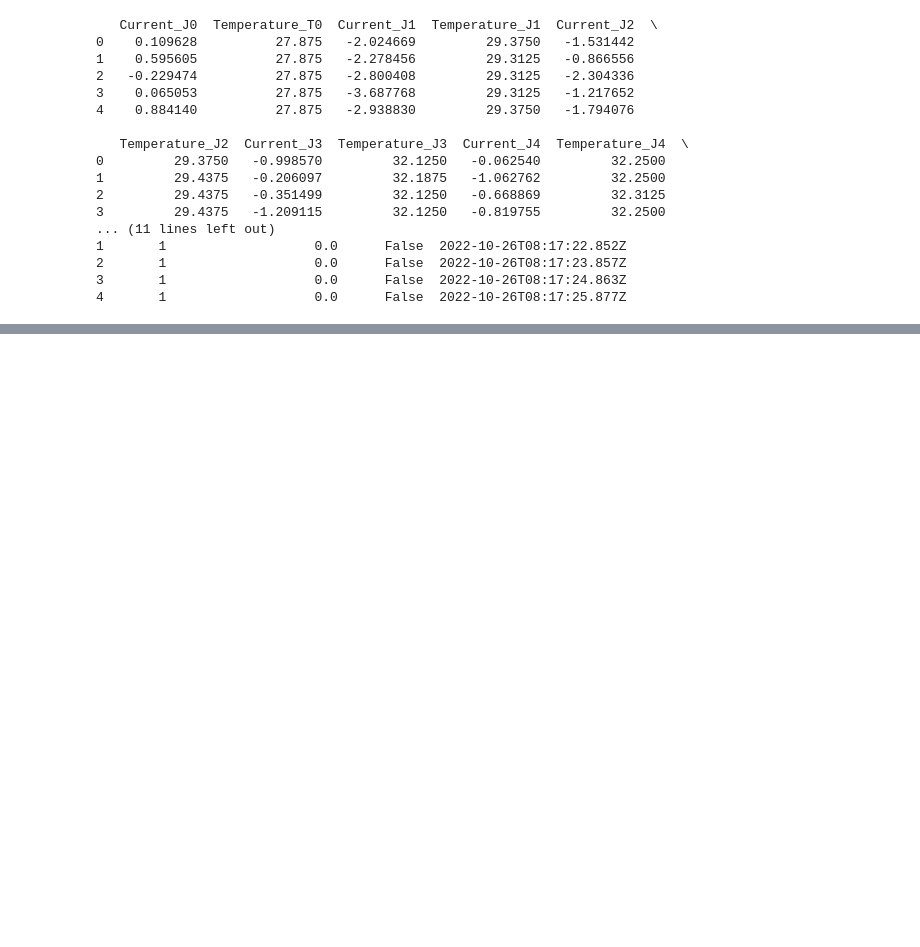
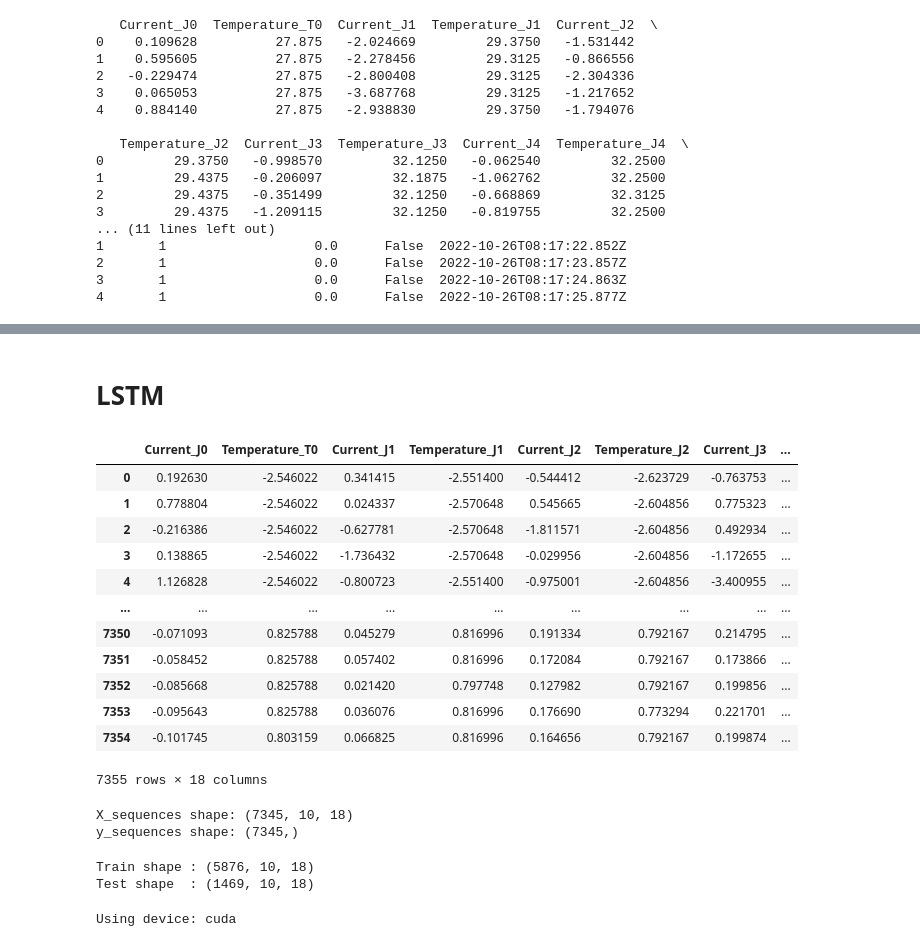
Before and after one commit to imayumi03/Projet_IA, a Jupyter notebook: model.ipynb, the cells around one changed output, grey strips where cells are left out. Cells and saved outputs as stored; diff of their text form; code cells hidden in the pictures; blank space fills up the shorter version.

```diff
--- a/model.ipynb
+++ b/model.ipynb
@@ -170,3 +170,19 @@ print(df_filtered.head())
 2       1                   0.0      False  2022-10-26T08:17:23.857Z
 3       1                   0.0      False  2022-10-26T08:17:24.863Z
 4       1                   0.0      False  2022-10-26T08:17:25.877Z
+# %%
+import pandas as pd
+
+# Nettoyer les guillemets s’ils existent
+df_filtered['Timestamp'] = df_filtered['Timestamp'].astype(str).str.replace('"', '', regex=False)
+
+# Conversion auto multi-format avec format='mixed'
+df_filtered['Timestamp'] = pd.to_datetime(df_filtered['Timestamp'], format='mixed', errors='raise')
+
+is_sorted = df_filtered['Timestamp'].is_monotonic_increasing
+print("Données triées par ordre croissant ?", is_sorted)
+if not is_sorted:
+    df_filtered = df_filtered.sort_values(by='Timestamp').reset_index(drop=True)
+    print("Le DataFrame a été trié par ordre chronologique.")
+
+display(df_filtered.head())
@@ -172,0 +207,60 @@ print(df_filtered.head())
+# %% [markdown]
+# LSTM
+# %%
+from sklearn.preprocessing import StandardScaler
+
+X = df_filtered.drop(columns=['Robot_ProtectiveStop', 'Timestamp'])
+y = df['Robot_ProtectiveStop'].astype(int)
+scaler = StandardScaler()
+X_scaled = scaler.fit_transform(X)
+
+X_scaled = pd.DataFrame(X_scaled, columns=X.columns)
+X_scaled
+# %% [output]
+|  | Current_J0 | Temperature_T0 | Current_J1 | Temperature_J1 | Current_J2 | Temperature_J2 | Current_J3 | ... |
+| 0 | 0.192630 | -2.546022 | 0.341415 | -2.551400 | -0.544412 | -2.623729 | -0.763753 | ... |
+| 1 | 0.778804 | -2.546022 | 0.024337 | -2.570648 | 0.545665 | -2.604856 | 0.775323 | ... |
+| 2 | -0.216386 | -2.546022 | -0.627781 | -2.570648 | -1.811571 | -2.604856 | 0.492934 | ... |
+| 3 | 0.138865 | -2.546022 | -1.736432 | -2.570648 | -0.029956 | -2.604856 | -1.172655 | ... |
+| 4 | 1.126828 | -2.546022 | -0.800723 | -2.551400 | -0.975001 | -2.604856 | -3.400955 | ... |
+| ... | ... | ... | ... | ... | ... | ... | ... | ... |
+| 7350 | -0.071093 | 0.825788 | 0.045279 | 0.816996 | 0.191334 | 0.792167 | 0.214795 | ... |
+| 7351 | -0.058452 | 0.825788 | 0.057402 | 0.816996 | 0.172084 | 0.792167 | 0.173866 | ... |
+| 7352 | -0.085668 | 0.825788 | 0.021420 | 0.797748 | 0.127982 | 0.792167 | 0.199856 | ... |
+| 7353 | -0.095643 | 0.825788 | 0.036076 | 0.816996 | 0.176690 | 0.773294 | 0.221701 | ... |
+| 7354 | -0.101745 | 0.803159 | 0.066825 | 0.816996 | 0.164656 | 0.792167 | 0.199874 | ... |
+7355 rows × 18 columns
+# %%
+import numpy as np
+def create_sequences(X, y, window_size=10):
+    X_seq, y_seq = [], []
+    for i in range(len(X) - window_size):
+        X_seq.append(X[i:i+window_size])
+        y_seq.append(y[i+window_size])
+    return np.array(X_seq), np.array(y_seq)
+
+y = y.reset_index(drop=True)
+X_sequences, y_sequences = create_sequences(X_scaled, y, window_size=10)
+print("X_sequences shape:", X_sequences.shape)  # (samples, 10, features)
+print("y_sequences shape:", y_sequences.shape)
+# %% [output]
+X_sequences shape: (7345, 10, 18)
+y_sequences shape: (7345,)
+# %%
+from sklearn.model_selection import train_test_split
+
+X_train, X_test, y_train, y_test = train_test_split(
+    X_sequences, y_sequences, test_size=0.2, shuffle=False  # respect du temps
+)
+
+print("Train shape :", X_train.shape)
+print("Test shape  :", X_test.shape)
+# %% [output]
+Train shape : (5876, 10, 18)
+Test shape  : (1469, 10, 18)
+# %%
+import torch
+device = torch.device("cuda" if torch.cuda.is_available() else "cpu")
+print("Using device:", device)
+# %% [output]
+Using device: cuda
```
Also changed, not shown: parts of 12 cells of this notebook.
